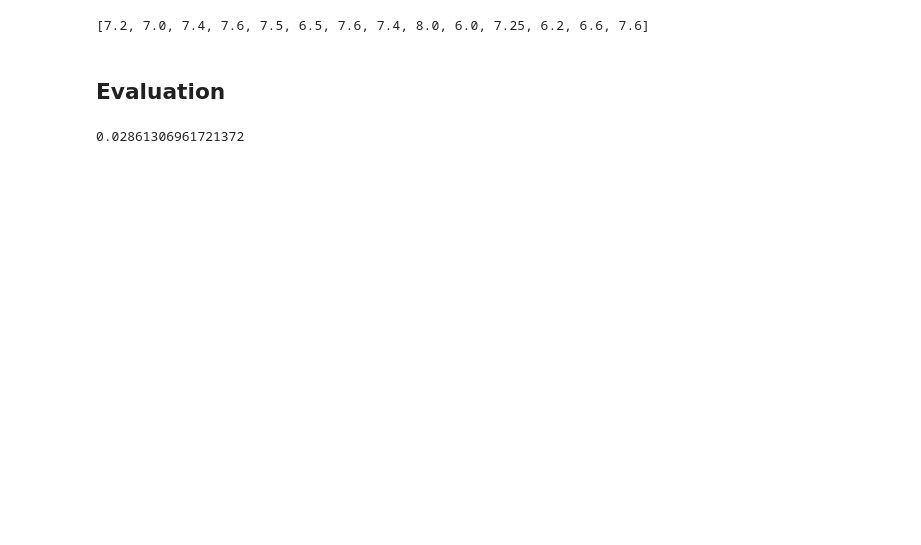
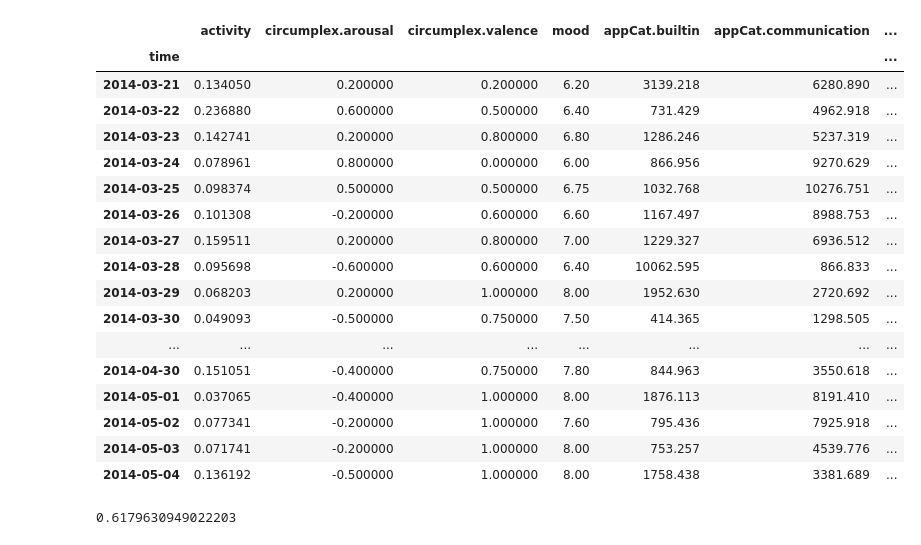
Before and after one commit to BenDickens/Data_Mining_TechniquesVU, a Jupyter notebook: Classic_ML_model.ipynb, the cells around one changed output. Cells and saved outputs as stored; diff of their text form; code cells hidden in the pictures; blank space fills up the shorter version.

Commit message:
Trained and tested on whole dataset. Also made graphs

```diff
--- a/Classic_ML_model.ipynb
+++ b/Classic_ML_model.ipynb
@@ -112,10 +24,36 @@ y_pred = clf.predict(X_test)
-# %%
-y_test
-# %% [output]
-[7.2, 7.0, 7.4, 7.6, 7.5, 6.5, 7.6, 7.4, 8.0, 6.0, 7.25, 6.2, 6.6, 7.6]
-# %% [markdown]
-## Evaluation
-# %%
-mean_squared_error(y_test, y_pred)
-# %% [output]
-0.02861306961721372
+# %%
+filename_patient_1 = './patientData/patientAS14.01.csv'
+filename_patient_2 = './patientData/patientAS14.02.csv'
+
+df_1 = create_df_per_patient(filename_patient_1)
+df_2 = create_df_per_patient(filename_patient_2)
+df_1
+# %% [output]
+|  | activity | circumplex.arousal | circumplex.valence | mood | appCat.builtin | appCat.communication | ... |
+| time |  |  |  |  |  |  | ... |
+| 2014-03-21 | 0.134050 | 0.200000 | 0.200000 | 6.20 | 3139.218 | 6280.890 | ... |
+| 2014-03-22 | 0.236880 | 0.600000 | 0.500000 | 6.40 | 731.429 | 4962.918 | ... |
+| 2014-03-23 | 0.142741 | 0.200000 | 0.800000 | 6.80 | 1286.246 | 5237.319 | ... |
+| 2014-03-24 | 0.078961 | 0.800000 | 0.000000 | 6.00 | 866.956 | 9270.629 | ... |
+| 2014-03-25 | 0.098374 | 0.500000 | 0.500000 | 6.75 | 1032.768 | 10276.751 | ... |
+| 2014-03-26 | 0.101308 | -0.200000 | 0.600000 | 6.60 | 1167.497 | 8988.753 | ... |
+| 2014-03-27 | 0.159511 | 0.200000 | 0.800000 | 7.00 | 1229.327 | 6936.512 | ... |
+| 2014-03-28 | 0.095698 | -0.600000 | 0.600000 | 6.40 | 10062.595 | 866.833 | ... |
+| 2014-03-29 | 0.068203 | 0.200000 | 1.000000 | 8.00 | 1952.630 | 2720.692 | ... |
+| 2014-03-30 | 0.049093 | -0.500000 | 0.750000 | 7.50 | 414.365 | 1298.505 | ... |
+| ... | ... | ... | ... | ... | ... | ... | ... |
+| 2014-04-30 | 0.151051 | -0.400000 | 0.750000 | 7.80 | 844.963 | 3550.618 | ... |
+| 2014-05-01 | 0.037065 | -0.400000 | 1.000000 | 8.00 | 1876.113 | 8191.410 | ... |
+| 2014-05-02 | 0.077341 | -0.200000 | 1.000000 | 7.60 | 795.436 | 7925.918 | ... |
+| 2014-05-03 | 0.071741 | -0.200000 | 1.000000 | 8.00 | 753.257 | 4539.776 | ... |
+| 2014-05-04 | 0.136192 | -0.500000 | 1.000000 | 8.00 | 1758.438 | 3381.689 | ... |
+# %%
+instances_1, labels_1 = generate_instances(df_2, columns=['activity', 'circumplex.arousal'])
+instances_2, labels_2 = generate_instances(df_2, columns=['activity', 'circumplex.arousal'])
+instances = instances_1 + instances_2
+labels = labels_1 + labels_2
+len(instances)
+score = train_and_eval(instances, labels, model='svr')
+score
+# %% [output]
+0.6179630949022203
```
Also changed, not shown: parts of 15 cells of this notebook, 9 other files.
